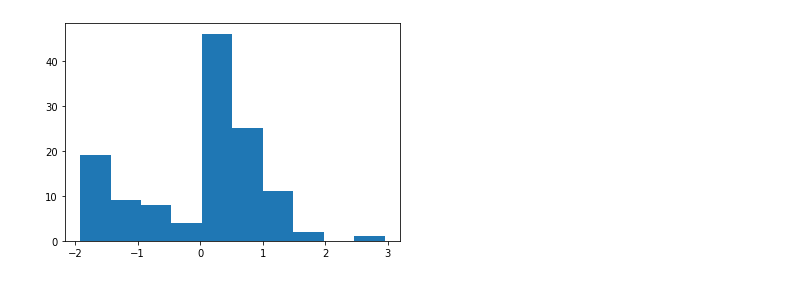
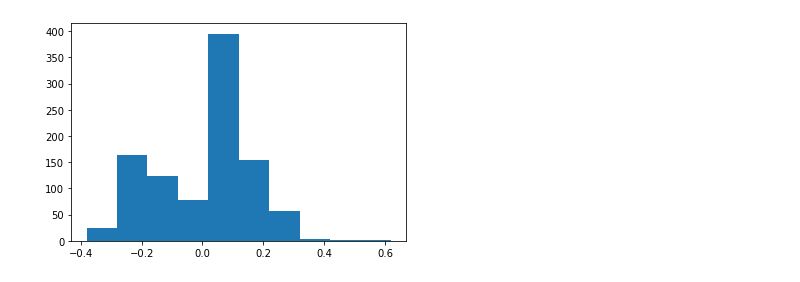
Before and after one commit to burmashev/OMAD_hw, a Jupyter notebook: hw_1/PCA.ipynb, the cells around one changed output. Saved outputs shown, nothing was run; the diff lists cells and outputs as text; code cells hidden in the pictures.

```diff
--- a/hw_1/PCA.ipynb
+++ b/hw_1/PCA.ipynb
@@ -25,3 +11,3 @@ import pandas as pd
 # %%
-df = df[df['cut'] == 'Premium'][['price', 'carat', 'x', 'y', 'z']]
-df
+numeric = ['price', 'carat', 'x', 'y', 'z']
+df1 = df[numeric]
@@ -87,5 +71,8 @@ plt.scatter(z1, z2)
+# %%
+# Нормирование с размахом
+Xr = (df1 - df1.mean()) / (df1.max() - df1.min())
 # %%
-plt.hist(Xz['carat'])
+plt.hist(Xr['carat'])
 plt.show()
 # %% [output]
-[figure, old version]
+[figure, new version]
```
Also changed, not shown: parts of 49 cells of this notebook, 2 other files.
